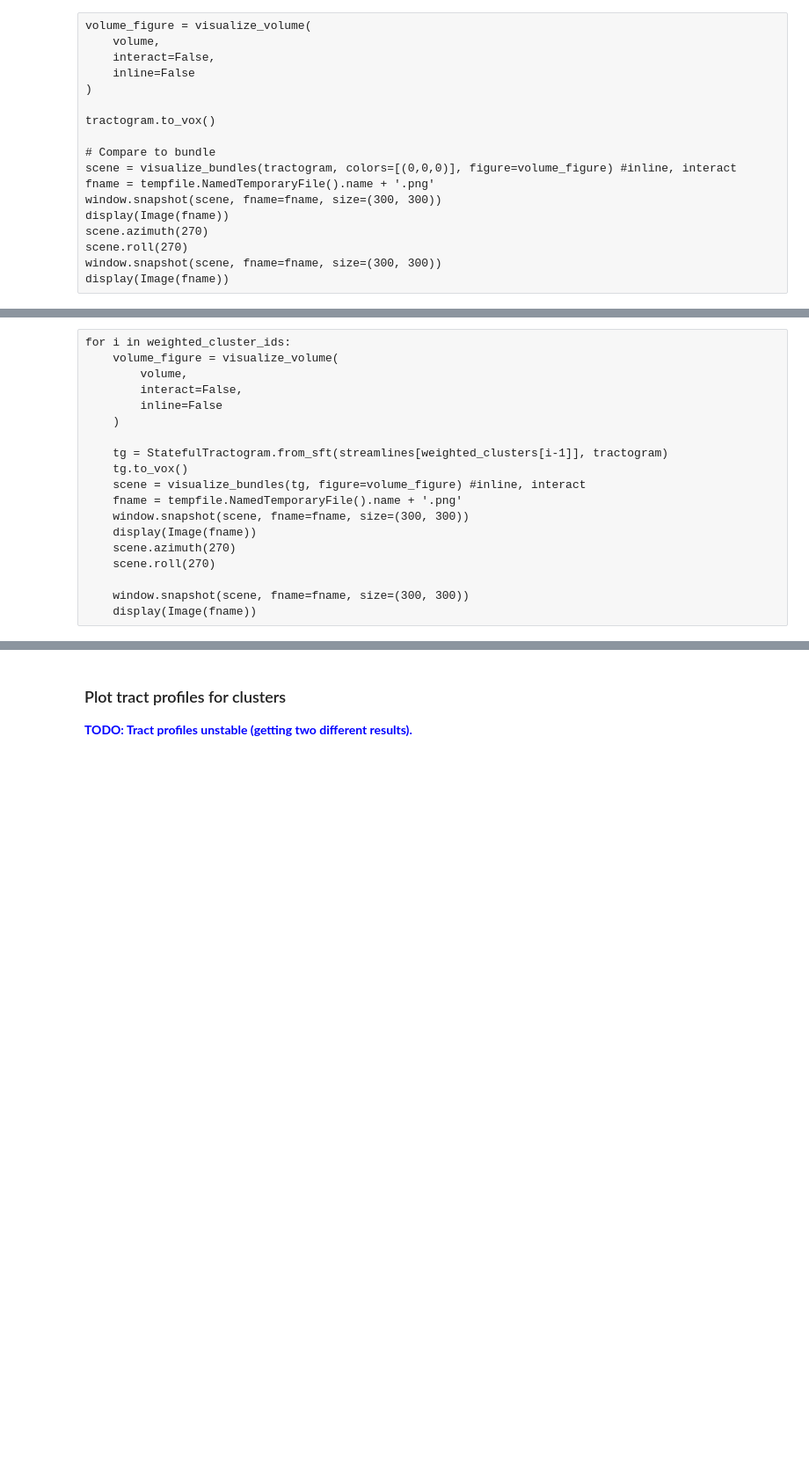
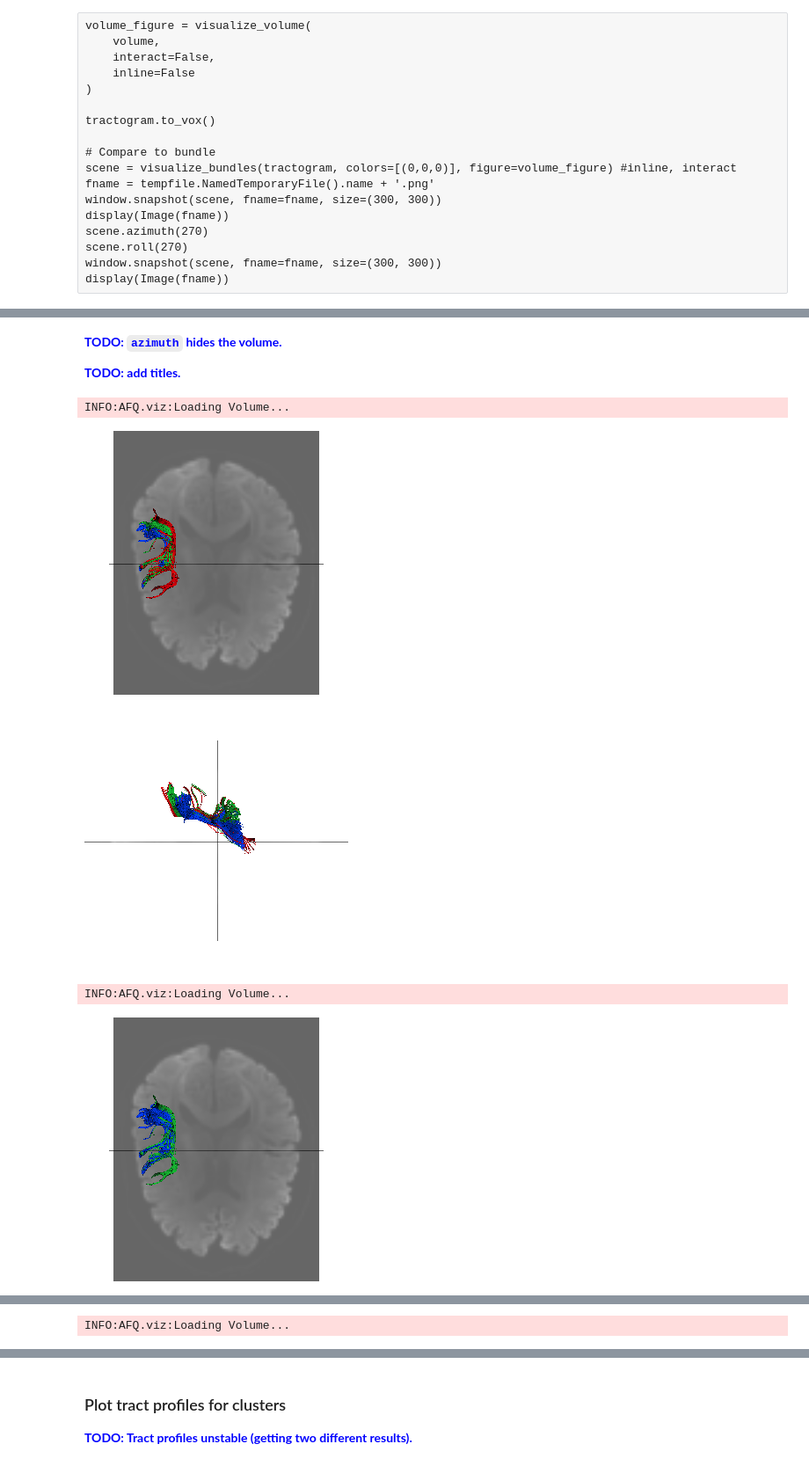
Before and after one commit to bloomdt-uw/subbundles, a Jupyter notebook: subbundle6.ipynb, the cells around one changed output, grey strips where cells are left out. Shown at 88% size. Cells and saved outputs as stored; diff of their text form; code cells hidden in the pictures; blank space fills up the shorter version.

```diff
--- a/subbundle6.ipynb
+++ b/subbundle6.ipynb
@@ -259,19 +279,59 @@ for i in md_cluster_ids:
-# %% [raw]
-for i in weighted_cluster_ids:
-    volume_figure = visualize_volume(
-        volume,
-        interact=False,
-        inline=False
-    )
-
-    tg = StatefulTractogram.from_sft(streamlines[weighted_clusters[i-1]], tractogram)
-    tg.to_vox()
-    scene = visualize_bundles(tg, figure=volume_figure) #inline, interact
-    fname = tempfile.NamedTemporaryFile().name + '.png'
-    window.snapshot(scene, fname=fname, size=(300, 300))
-    display(Image(fname))
-    scene.azimuth(270)
-    scene.roll(270)
-
-    window.snapshot(scene, fname=fname, size=(300, 300))
-    display(Image(fname))
+# %% [markdown]
+<span style="color:blue">**TODO: `azimuth` hides the volume.**</span>
+
+<span style="color:blue">**TODO: add titles.**</span>
+# %%
+# fa
+
+for ids, idx in zip(cluster_ids[0:3], clusters[0:3]):
+
+    figure = visualize_volume(
+        volume,
+        interact=False,
+        inline=False
+    )
+
+    figure.SetBackground(1,1,1)
+
+    for i in ids:
+        tg = StatefulTractogram.from_sft(streamlines[idx[i]], tractogram)
+        tg.to_vox()
+
+        streamline_actor = actor.streamtube(tg.streamlines, colors[i])
+        figure.add(streamline_actor)
+
+#     image_actor_z = actor.slicer(volume, opacity=0.6)
+#     figure.add(image_actor_z)
+
+#   f'{bundle_name} axial'
+
+    fname = tempfile.NamedTemporaryFile().name + '.png'
+    window.snapshot(figure, fname=fname, size=(300, 300))
+    display(Image(fname))
+
+#   f'{bundle_name} sagittal'
+    figure.azimuth(270)
+    figure.roll(270)
+
+#     image_actor_x = image_actor_z.copy()
+#     image_actor_x.display(image_actor_x.shape[0]//2, None, None)
+
+#     image_actor_x = image_actor_z.copy()
+#     x_midpoint = int(np.round(image_actor_x.shape[0] / 2))
+#     image_actor_x.display_extent(x_midpoint,
+#                                  x_midpoint, 0,
+#                                  image_actor_x.shape[1] - 1,
+#                                  0,
+#                                  image_actor_x.shape[2] - 1)
+
+#     figure.add(image_actor_x)
+
+    fname = tempfile.NamedTemporaryFile().name + '.png'
+    window.snapshot(figure, fname=fname, size=(300, 300))
+    display(Image(fname))
+# %% [output]
+INFO:AFQ.viz:Loading Volume...
+[figure, added]
+[figure, added]
+INFO:AFQ.viz:Loading Volume...
+[figure, added]
@@ -277,0 +339 @@ for i in weighted_cluster_ids:
+INFO:AFQ.viz:Loading Volume...
```
Also changed, not shown: parts of 34 cells of this notebook, 3 other files.
